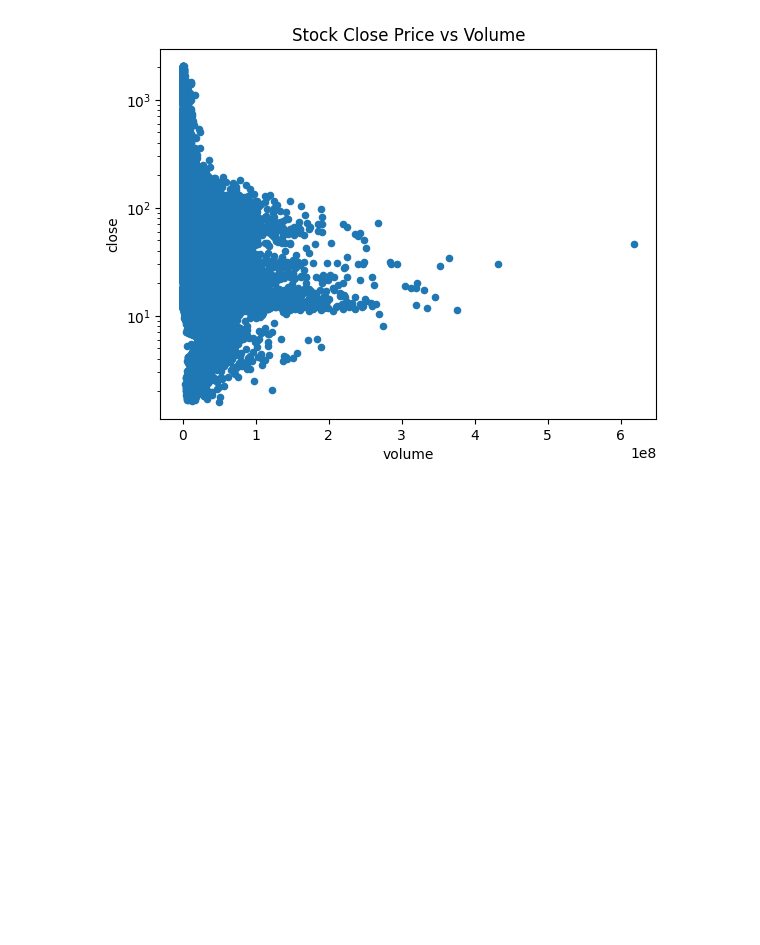
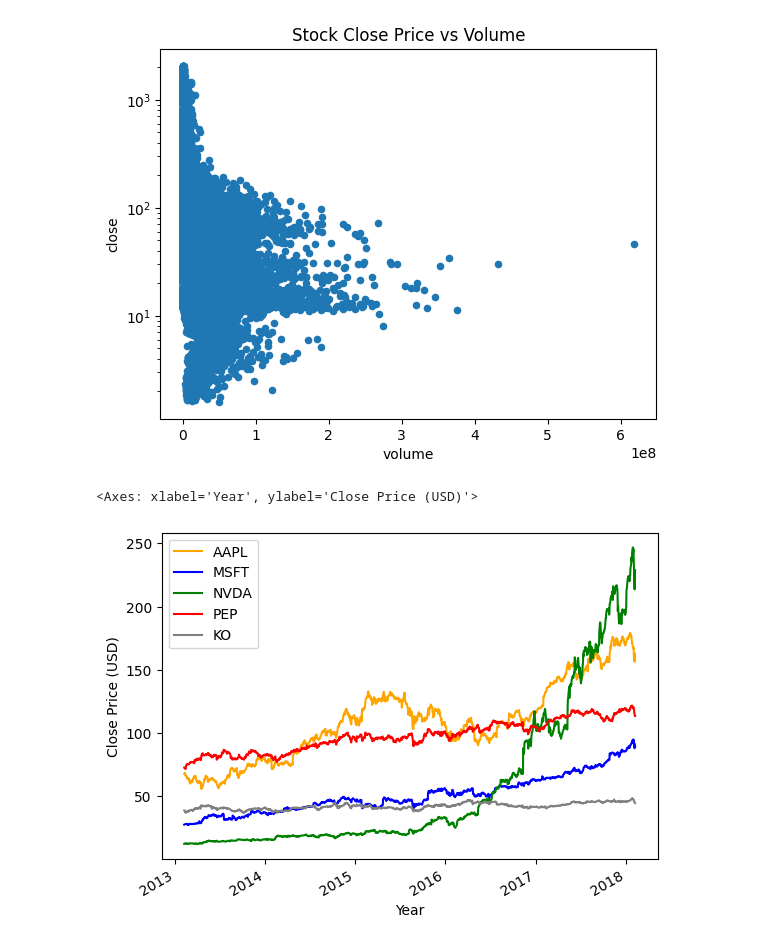
Before and after one commit to BraedenChubak/BigData2, a Jupyter notebook: main.ipynb, the cells around one changed output. Drawn from its saved outputs; the diff is of its cells as text; code cells hidden in the pictures; blank space fills up the shorter version.

```diff
--- a/main.ipynb
+++ b/main.ipynb
@@ -54,3 +54,19 @@ df.plot.scatter(x='volume', y='close', logy=True, title="Stock Close Price vs Vo
 # %% [output]
 <Axes: title={'center': 'Stock Close Price vs Volume'}, xlabel='volume', ylabel='close'>
 [figure]
+# %%
+df_aapl = df[df['Name'] == 'AAPL']
+df_msft = df[df['Name'] == 'MSFT']
+# df_goog = df[df['Name'] == 'GOOG']
+df_nvda = df[df['Name'] == 'NVDA']
+df_pep = df[df['Name'] == 'PEP']
+df_ko = df[df['Name'] == 'KO']
+ax = df_aapl.plot(kind='line', x='date', y='close', xlabel='Year', ylabel='Close Price (USD)', label='AAPL', color='orange')
+df_msft.plot(kind='line', x='date', y='close', xlabel='Year', ylabel='Close Price (USD)', label='MSFT', color='blue', ax=ax)
+# df_goog.plot(kind='line', x='date', y='close', xlabel='Year', ylabel='Close Price (USD)', label='GOOG', color='red', ax=ax)
+df_nvda.plot(kind='line', x='date', y='close', xlabel='Year', ylabel='Close Price (USD)', label='NVDA', color='green', ax=ax)
+df_pep.plot(kind='line', x='date', y='close', xlabel='Year', ylabel='Close Price (USD)', label='PEP', color='red', ax=ax)
+df_ko.plot(kind='line', x='date', y='close', xlabel='Year', ylabel='Close Price (USD)', label='KO', color='gray', ax=ax)
+# %% [output]
+<Axes: xlabel='Year', ylabel='Close Price (USD)'>
+[figure, added]
```
Also changed, not shown: parts of 1 cell of this notebook.
